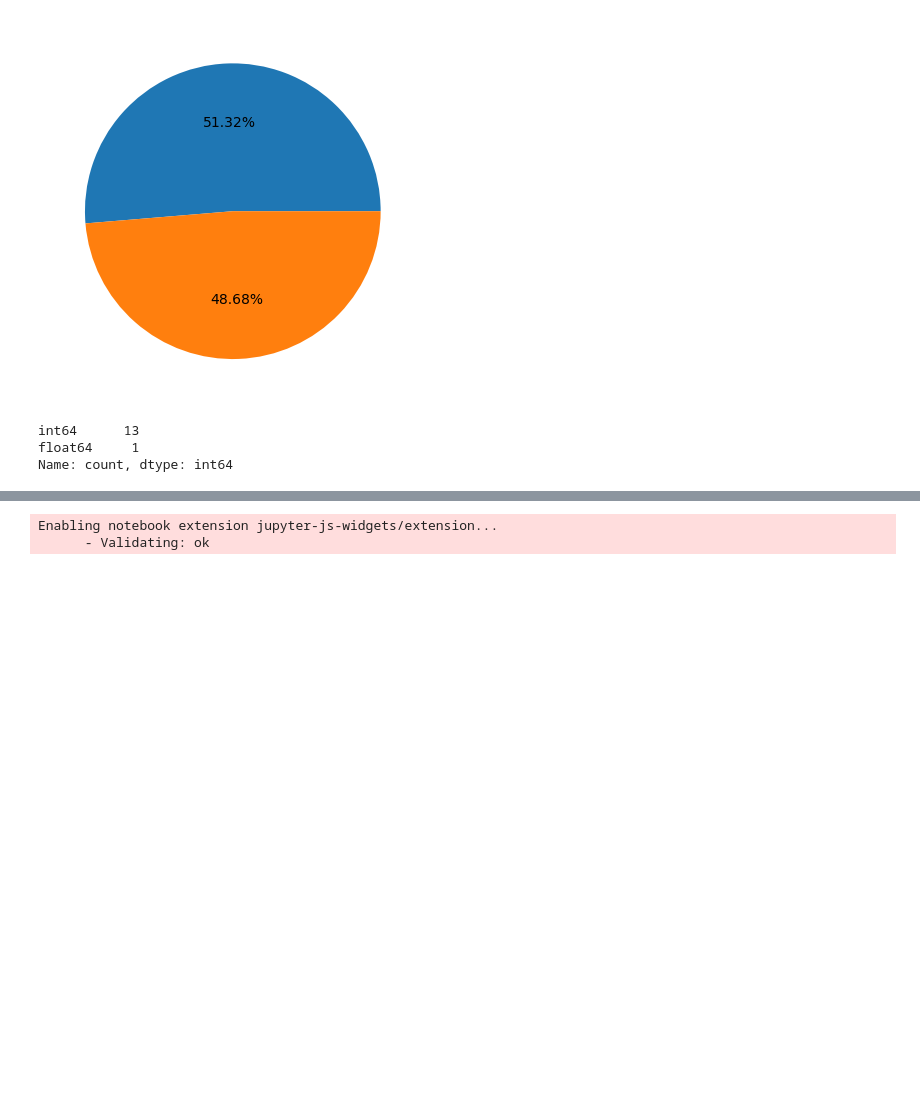
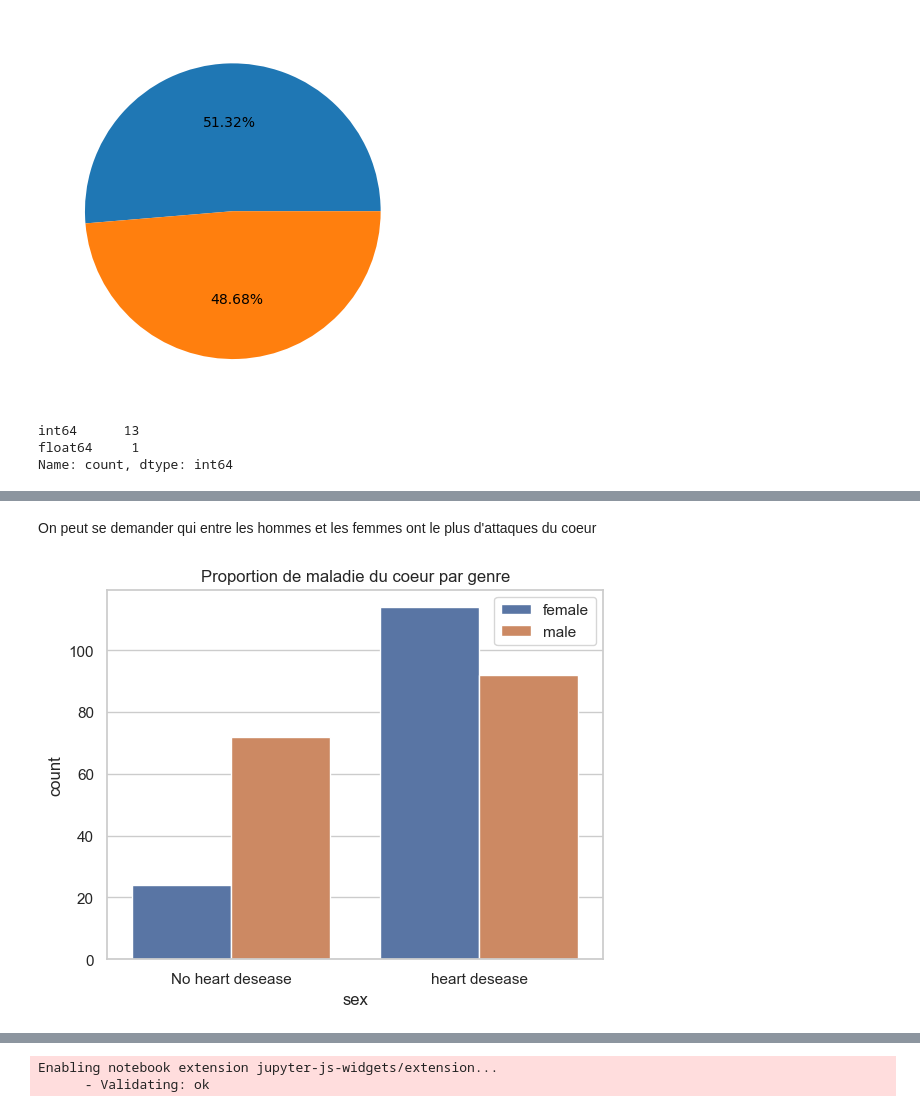
Before and after one commit to benjicanal/Heart-Deseases, a Jupyter notebook: HeartDesease.ipynb, the cells around one changed output, grey strips where cells are left out. Cells and saved outputs as stored; diff of their text form; code cells hidden in the pictures; blank space fills up the shorter version.

```diff
--- a/HeartDesease.ipynb
+++ b/HeartDesease.ipynb
@@ -75,3 +75,13 @@ df_heart.describe() #Pour voir les statistiques descriptives de base
 | 50% | 56.000000 | 1.000000 | 1.000000 | 130.000000 | 240.00000 | 0.000000 | 1.000000 | 152.000000 | 0.000000 | 0.800000 | 1.000000 | ... |
 | 75% | 61.000000 | 1.000000 | 2.000000 | 140.000000 | 275.00000 | 0.000000 | 1.000000 | 166.000000 | 1.000000 | 1.800000 | 2.000000 | ... |
 | max | 77.000000 | 1.000000 | 3.000000 | 200.000000 | 564.00000 | 1.000000 | 2.000000 | 202.000000 | 1.000000 | 6.200000 | 2.000000 | ... |
+# %% [markdown]
+On peut se demander qui entre les hommes et les femmes ont le plus d'attaques du coeur
+# %%
+fig = sns.countplot(df_heart, x = 'sex', hue ='target')
+fig.set_xticklabels(labels = ['No heart desease', 'heart desease'])
+plt.legend(['female','male'])
+plt.title("Proportion de maladie du coeur par genre")
+plt.show()
+# %% [output]
+[figure, added]
```
Also changed, not shown: parts of 11 cells of this notebook.
